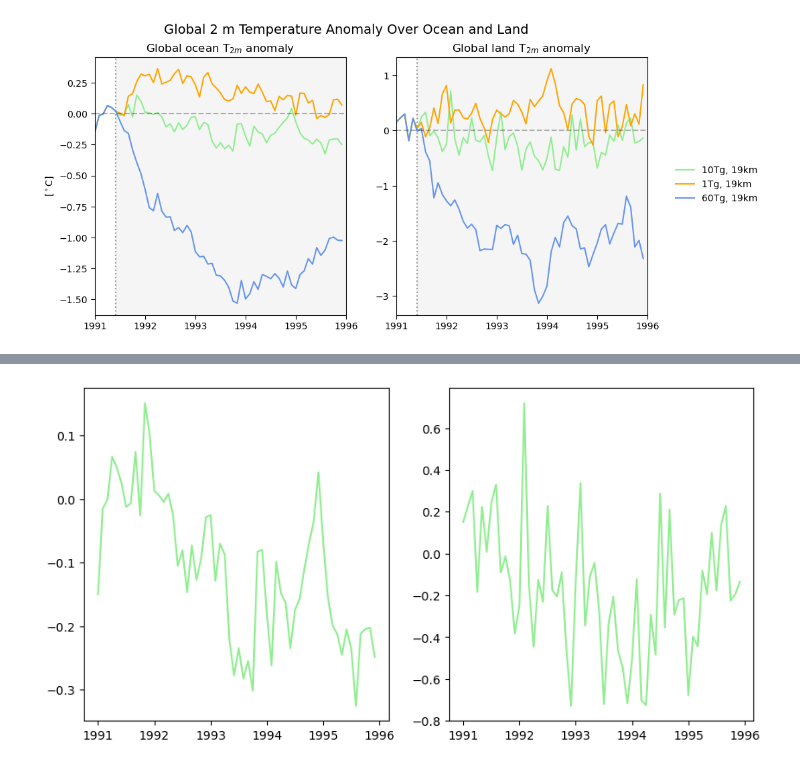
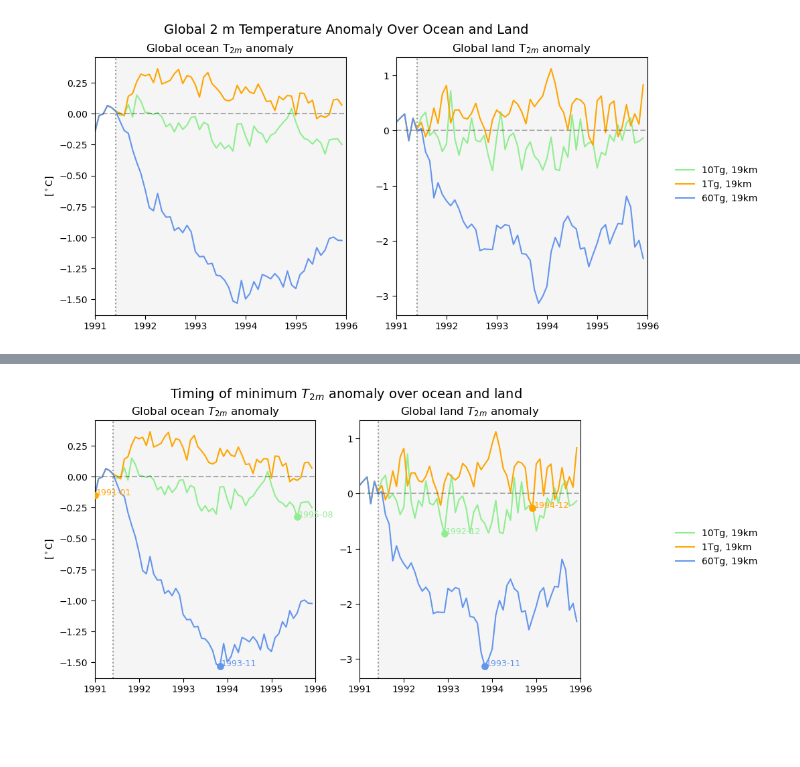
Before and after one commit to EliHHogemo/master_thesis, a Jupyter notebook: temp_responses.ipynb, the cells around one changed output, grey strips where cells are left out. Cells and saved outputs as stored; diff of their text form; code cells hidden in the pictures; blank space fills up the shorter version.

```diff
--- a/temp_responses.ipynb
+++ b/temp_responses.ipynb
@@ -157,15 +161,15 @@ colors = {
 }
 
 t2m_fields = {
-    "10Tg, 19km (all)": t_19["TREFHT"],
-    "10Tg, 19km": t_19_c["TREFHT"],
-    "10Tg, 22km": t_22["TREFHT"],
-    "17Tg, 24km": t_24["TREFHT"],
-    "10Tg, 18-25km": t_1825["TREFHT"],
-    "17Tg, 18-25km": t_1825_17tg["TREFHT"],
-    "10Tg, 19km (1% SO$_4$)": t_1pr["TREFHT"],
-    #"1Tg, 19km": t_1tg["TREFHT"],
-    #"60Tg, 19km": t_60tg["TREFHT"]
+    "10Tg, 19km (all)": t2m_19["TREFHT"],
+    "10Tg, 19km": t2m_19_c["TREFHT"],
+    "10Tg, 22km": t2m_22["TREFHT"],
+    "17Tg, 24km": t2m_24["TREFHT"],
+    "10Tg, 18-25km": t2m_1825["TREFHT"],
+    "17Tg, 18-25km": t2m_1825_17tg["TREFHT"],
+    "10Tg, 19km (1% SO$_4$)": t2m_1pr["TREFHT"],
+    #"1Tg, 19km": t2m_1tg["TREFHT"],
+    #"60Tg, 19km": t2m_60tg["TREFHT"]
 }
 
 landmask_fields = {
@@ -286,15 +290,15 @@ colors = {
 }
 
 t2m_fields = {
-    "10Tg, 19km (all)": t_19["TREFHT"],
-    "10Tg, 19km": t_19_c["TREFHT"],
-    "10Tg, 22km": t_22["TREFHT"],
-    "17Tg, 24km": t_24["TREFHT"],
-    "10Tg, 18-25km": t_1825["TREFHT"],
-    "17Tg, 18-25km": t_1825_17tg["TREFHT"],
-    "10Tg, 19km (1% SO$_4$)": t_1pr["TREFHT"],
-    "1Tg, 19km": t_1tg["TREFHT"],
-    "60Tg, 19km": t_60tg["TREFHT"]
+    "10Tg, 19km (all)": t2m_19["TREFHT"],
+    "10Tg, 19km": t2m_19_c["TREFHT"],
+    "10Tg, 22km": t2m_22["TREFHT"],
+    "17Tg, 24km": t2m_24["TREFHT"],
+    "10Tg, 18-25km": t2m_1825["TREFHT"],
+    "17Tg, 18-25km": t2m_1825_17tg["TREFHT"],
+    "10Tg, 19km (1% SO$_4$)": t2m_1pr["TREFHT"],
+    "1Tg, 19km": t2m_1tg["TREFHT"],
+    "60Tg, 19km": t2m_60tg["TREFHT"]
 }
 
 landmask_fields = {
@@ -445,9 +449,9 @@ colors = {
 }
 
 t2m_fields = {
-    "10Tg, 19km": t_19_c["TREFHT"],
-    "1Tg, 19km": t_1tg["TREFHT"],
-    "60Tg, 19km": t_60tg["TREFHT"]
+    "10Tg, 19km": t2m_19_c["TREFHT"],
+    "1Tg, 19km": t2m_1tg["TREFHT"],
+    "60Tg, 19km": t2m_60tg["TREFHT"]
 }
 
 landmask_fields = {
@@ -522,7 +526,7 @@ plt.show()
 # %%
 key_cases = ["10Tg, 19km", "1Tg, 19km", "60Tg, 19km"]
 def time_to_float(t):
-    t = pd.Timestamp(t.values)
+    t = t.values.item()
     return t.year + (t.month - 1) / 12
 
 
@@ -580 +583 @@ TypeError: Cannot convert input [1995-08-01 00:00:00] of type <class 'numpy.ndar
-[figure, old version]
+[figure, new version]
```
Also changed, not shown: parts of 21 cells of this notebook, 8 other files.
